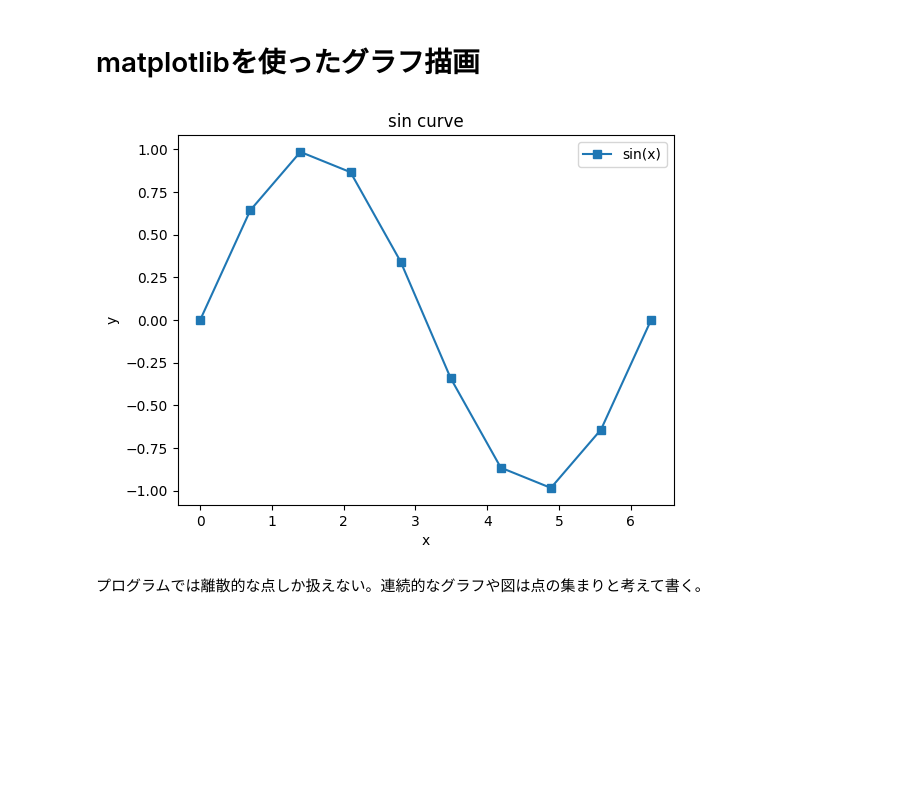
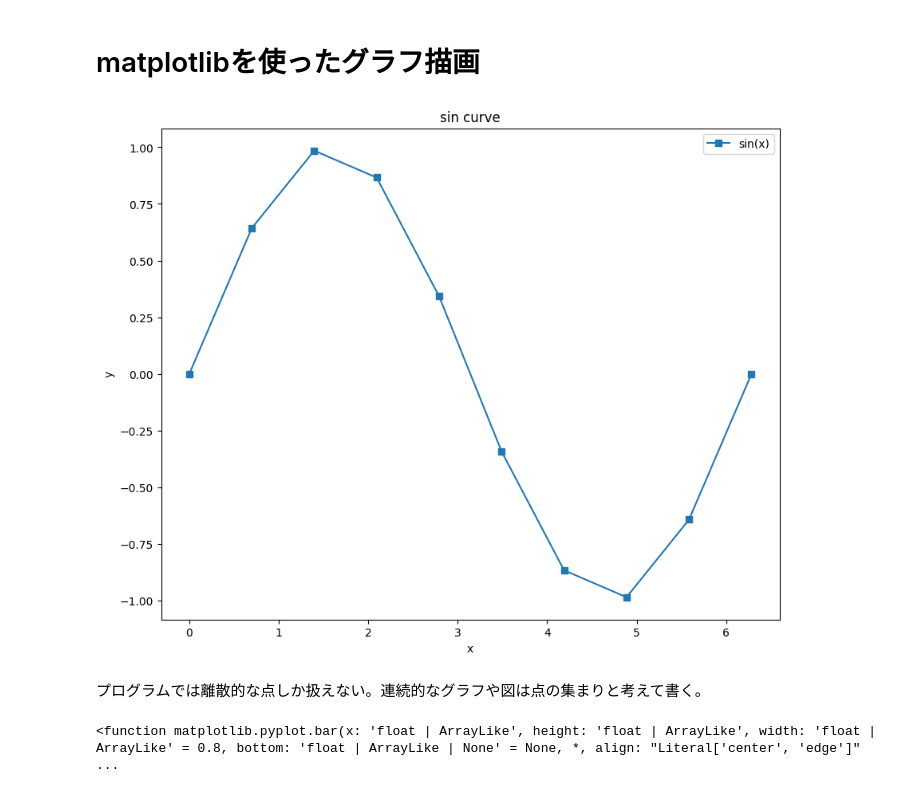
Before and after one commit to jasmine-tokudome/python-practice, a Jupyter notebook: Python_23.ipynb, the cells around one changed output. Cells and saved outputs as stored; diff of their text form; code cells hidden in the pictures; blank space fills up the shorter version.

```diff
--- a/Python_23.ipynb
+++ b/Python_23.ipynb
@@ -5,18 +5,22 @@
 # %%
 import numpy as np
 import matplotlib.pyplot as plt
 
 x = np.linspace(0, 2*np.pi, 10)
 y = np.sin(x)
 
-plt.figure()
+plt.figure(figsize=(10,8))
 plt.title('sin curve')
 plt.plot(x, y, "s-", label = "sin(x)")
 plt.xlabel('x')
 plt.ylabel('y')
 plt.legend(loc='upper right')
 plt.show()
 # %% [output]
-[figure, old version]
+[figure, new version]
 # %% [markdown]
 プログラムでは離散的な点しか扱えない。連続的なグラフや図は点の集まりと考えて書く。
+# %%
+plt.bar
+# %% [output]
+<function matplotlib.pyplot.bar(x: 'float | ArrayLike', height: 'float | ArrayLike', width: 'float | ArrayLike' = 0.8, bottom: 'float | ArrayLike | None' = None, *, align: "Literal['center', 'edge']"  ...
```
Also changed, not shown: parts of 1 cell of this notebook.
